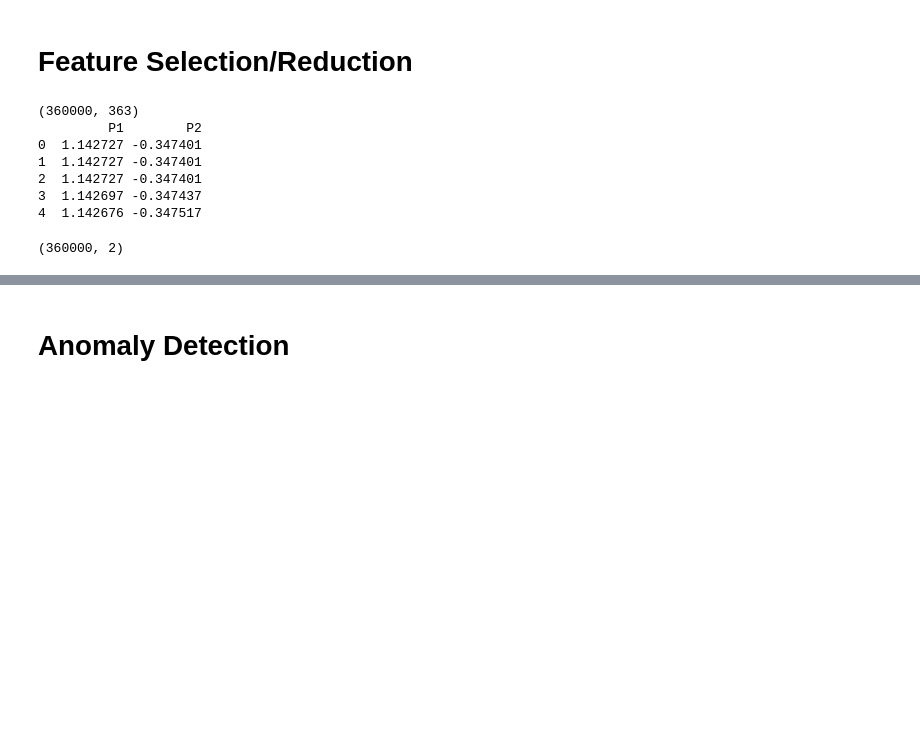
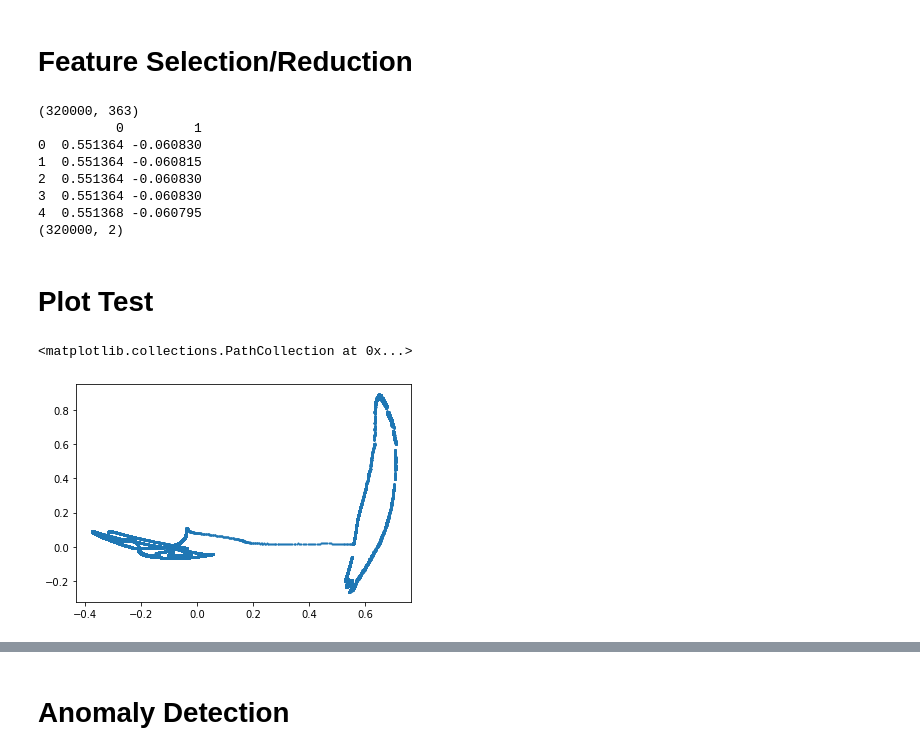
Before and after one commit to Masoud0389/Masoud0389, a Jupyter notebook: Delay_Detection1.ipynb, the cells around one changed output, grey strips where cells are left out. Saved outputs shown, nothing was run; the diff lists cells and outputs as text; code cells hidden in the pictures; blank space fills up the shorter version.

```diff
--- a/Delay_Detection1.ipynb
+++ b/Delay_Detection1.ipynb
@@ -15,18 +17,20 @@ import pandas as pd
 #!pwd
 # %%
 dataset = pd.read_csv('drive/MyDrive/Datasets/DS_V_Delay10.csv')
-X = dataset.iloc[40000:,:]
+X = dataset.iloc[80000:,:]
 #print(X)
 # %% [markdown]
 # Feature Scaling
 # %%
+from sklearn.utils.sparsefuncs import min_max_axis
 from sklearn import preprocessing
 from sklearn.preprocessing import StandardScaler
 from sklearn.preprocessing import normalize
 # Scaling the data to bring all the attributes to a comparable level
-scaler = StandardScaler()
-X_scaled = scaler.fit_transform(X)
-
+#scaler = StandardScaler()
+#X_scaled = scaler.fit_transform(X)
+min_max_scaler = preprocessing.MinMaxScaler()
+X_scaled = min_max_scaler.fit_transform(X)
 # Normalizing the data so that
 # the data approximately follows a Gaussian distribution
 X_normalized = normalize(X_scaled)
@@ -45,17 +49,24 @@ print(np.shape(X_normalized))
 pca = PCA(n_components = 2)
 X_principal = pca.fit_transform(X_normalized)
 X_principal = pd.DataFrame(X_principal)
-X_principal.columns = ['P1', 'P2']
+#X_principal.columns=['PC1','PC2']
+#cdict = {0: 'red', 1: 'blue'}
+#X_principal.columns = ['P1', 'P2']
 print(X_principal.head())
+print(np.shape(X_principal))
 # %% [output]
-(360000, 363)
-         P1        P2
-0  1.142727 -0.347401
-1  1.142727 -0.347401
-2  1.142727 -0.347401
-3  1.142697 -0.347437
-4  1.142676 -0.347517
+(320000, 363)
+          0         1
+0  0.551364 -0.060830
+1  0.551364 -0.060815
+2  0.551364 -0.060830
+3  0.551364 -0.060830
+4  0.551368 -0.060795
+(320000, 2)
-# %%
-print(np.shape(X_principal))
-# %% [output]
-(360000, 2)
+# %% [markdown]
+# Plot Test
+# %%
+plt.scatter(X_principal.iloc[:,0], X_principal.iloc[:,1], s = 1 , alpha=1)
+# %% [output]
+<matplotlib.collections.PathCollection at 0x...>
+[figure, added]
```
Also changed, not shown: parts of 6 cells of this notebook.
